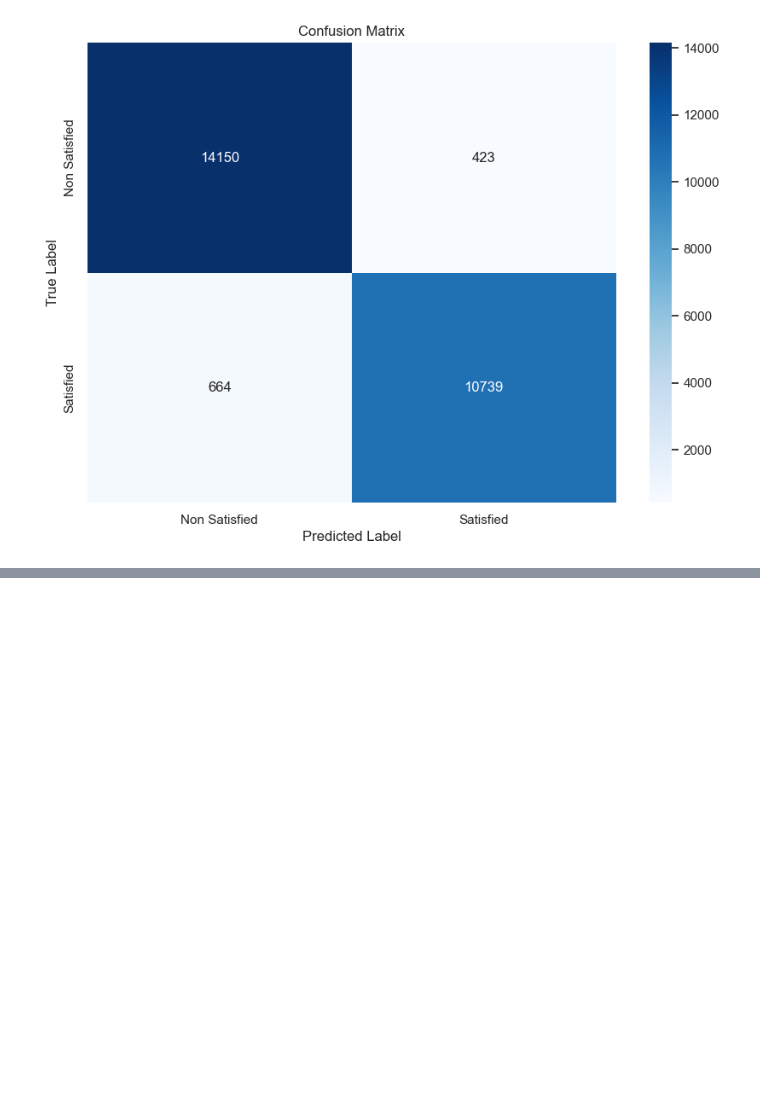
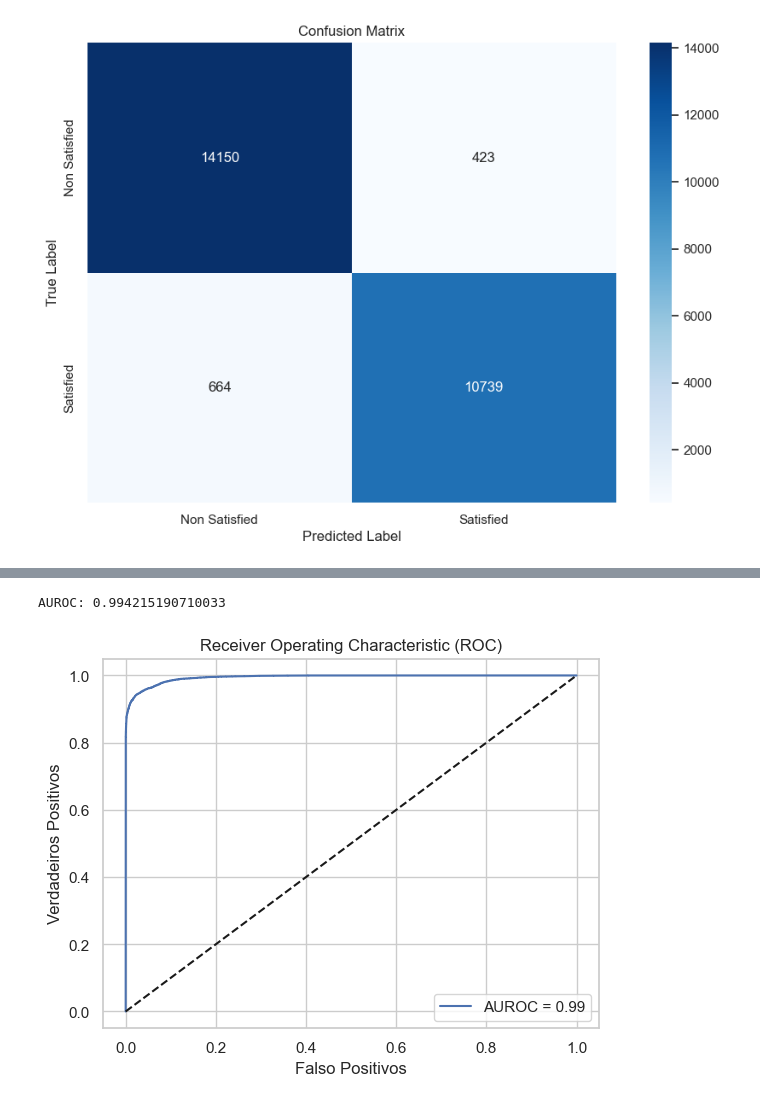
Before and after one commit to FrederickAlmeida/Airline-Passenger-Satisfaction, a Jupyter notebook: xgboost.ipynb, the cells around one changed output, grey strips where cells are left out. Drawn from its saved outputs; the diff is of its cells as text; code cells hidden in the pictures; blank space fills up the shorter version.

```diff
--- a/xgboost.ipynb
+++ b/xgboost.ipynb
@@ -353,0 +365,5 @@ plot_confusion_matrix(teste_gs)
+# %%
+plot_roc_curve(teste_gs)
+# %% [output]
+AUROC: 0.994215190710033
+[figure, added]
```
Also changed, not shown: parts of 10 cells of this notebook, 1 other file.
